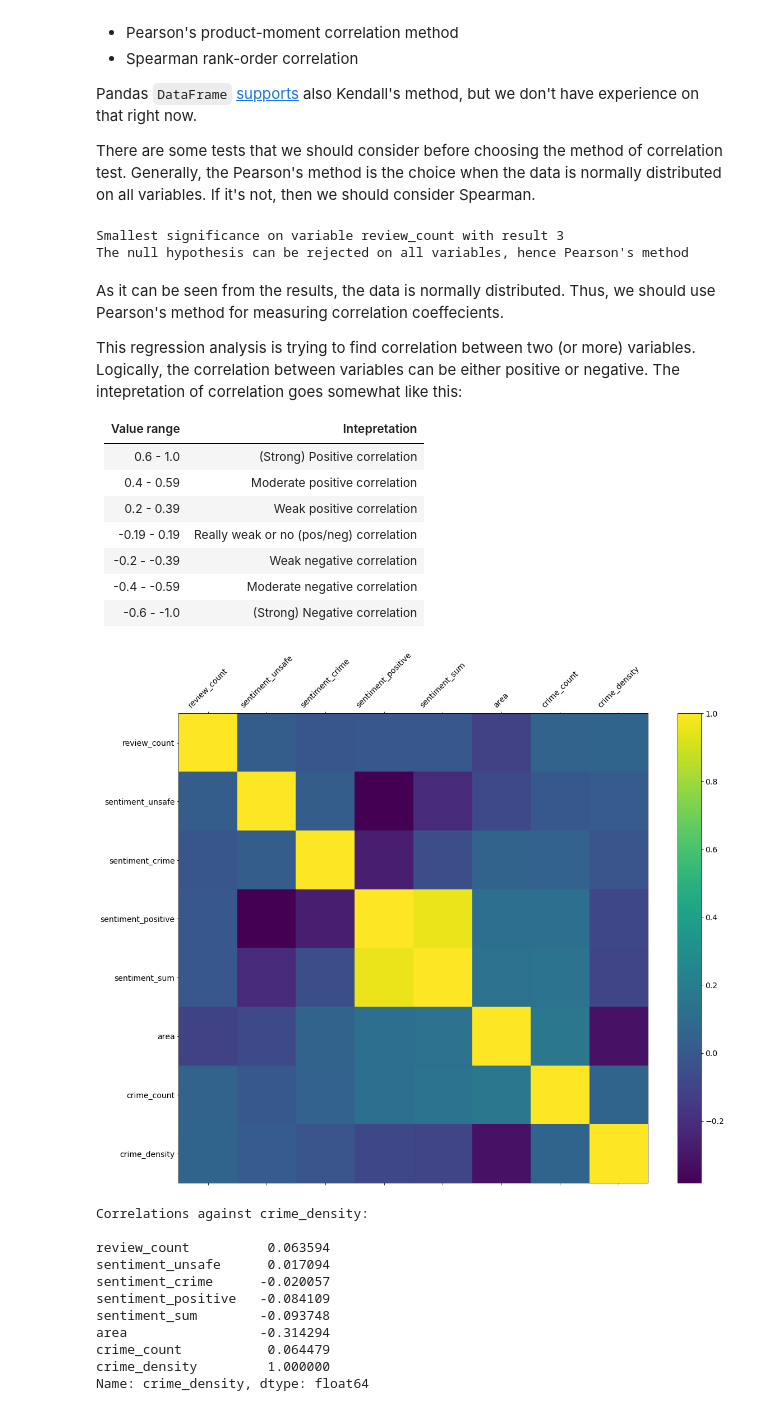
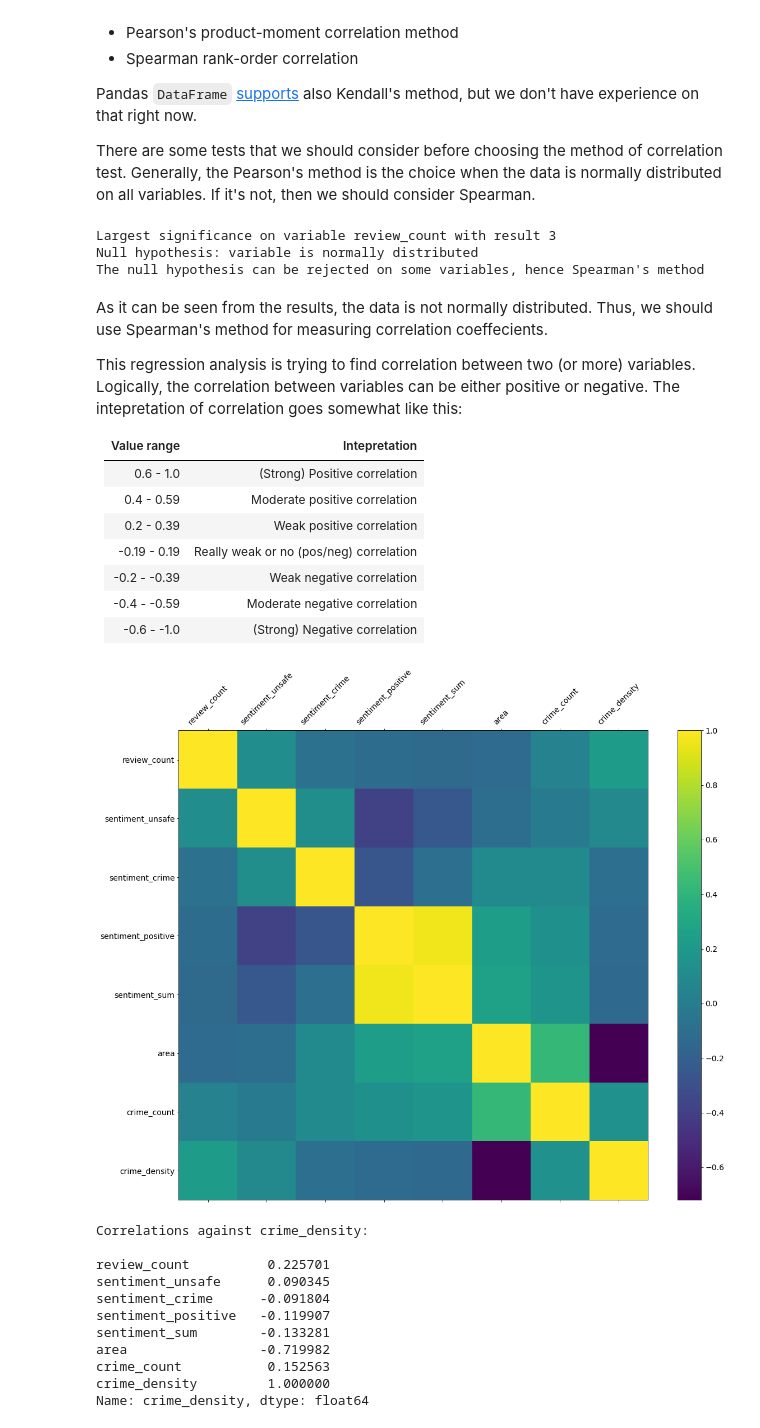
Before and after one commit to Kivike/nlp-project, a Jupyter notebook: correlation_analysis.ipynb, the cells around one changed output. Saved outputs shown, nothing was run; the diff lists cells and outputs as text; code cells hidden in the pictures.

Commit message:
Updated to Spearman's method

```diff
--- a/correlation_analysis.ipynb
+++ b/correlation_analysis.ipynb
@@ -87,13 +87,13 @@ def values_normally_distributed(data: pd.DataFrame, variable: str) -> int:
     Returns:
 
         {int} -- Value describing the result and it's significance. 0 means
-        that null hypothesis can't be rejected (values aren't normally
-        distributed). 1 - 3 means that values are normally distributed, and
+        that null hypothesis can't be rejected (values are normally
+        distributed). 1 - 3 means that values aren't normally distributed, and
         higher value means higher statistical significance.
     """
     # p = 2-sided chi squared probability for the hypothesis test
     k2, p = normaltest(data[variable])
-
+    # Null hypothesis: variable is normally distributed
     # if p < 0.05, null hypothesis can be rejected and the result is statistically almost significant
     # if p < 0.01, -||- and the result is statistically significant
     # if p < 0.001, -||- and the result is statistically extremely significant
@@ -110,19 +110,20 @@ values = {}
 for variable in variables:
     values[variable] = values_normally_distributed(df, variable)
 
-smallest = min(values, key=values.get) # type: str
+largest = max(values, key=values.get) # type: str
 
-print('Smallest significance on variable {} with result {}'.format(smallest, values[smallest]))
-
-if values[smallest] == 0:
-    print('The null hypothesis can\'t be rejected on all variables, hence Spearman\'s method')
+print('Largest significance on variable {} with result {}'.format(largest, values[largest]))
+print('Null hypothesis: variable is normally distributed')
+if values[largest] > 0:
+    print('The null hypothesis can be rejected on some variables, hence Spearman\'s method')
 else:
-    print('The null hypothesis can be rejected on all variables, hence Pearson\'s method')
+    print('The null hypothesis can\'t be rejected on any variable, hence Pearson\'s method')
 # %% [output]
-Smallest significance on variable review_count with result 3
-The null hypothesis can be rejected on all variables, hence Pearson's method
+Largest significance on variable review_count with result 3
+Null hypothesis: variable is normally distributed
+The null hypothesis can be rejected on some variables, hence Spearman's method
 # %% [markdown]
-As it can be seen from the results, the data is normally distributed. Thus, we should use Pearson's method for measuring correlation coeffecients.
+As it can be seen from the results, the data is not normally distributed. Thus, we should use Spearman's method for measuring correlation coeffecients.
 
 This regression analysis is trying to find correlation between two (or more) variables. Logically, the correlation between variables can be either positive or negative. The intepretation of correlation goes somewhat like this:
 
@@ -136,31 +137,31 @@ This regression analysis is trying to find correlation between two (or more) var
 | -0.4 - -0.59  | Moderate negative correlation                     |
 | -0.6 - -1.0   | (Strong) Negative correlation                     |
 # %%
-# Pearson's method for normally distributed data
+# Spearman's method for normally distributed data
 df_var = df[variables]
-correlations = df_var.corr(method = 'pearson')
+correlations = df_var.corr(method = 'spearman')
 
 f = plt.figure(figsize = (19, 15))
 plt.matshow(correlations, fignum = f.number)
 plt.xticks(range(df_var.shape[1]), labels = df_var.columns, fontsize = 14, rotation = 45)
 plt.yticks(range(df_var.shape[1]), labels = df_var.columns, fontsize = 14)
 cb = plt.colorbar()
 cb.ax.tick_params(labelsize = 14)
 plt.show()
 
 print('\nCorrelations against {}:\n'.format(CRIME_DENSITY))
 print(correlations[CRIME_DENSITY])
 # %% [output]
-[figure, old version]
+[figure, new version]
 Correlations against crime_density:
 
-review_count          0.063594
-sentiment_unsafe      0.017094
-sentiment_crime      -0.020057
-sentiment_positive   -0.084109
-sentiment_sum        -0.093748
-area                 -0.314294
-crime_count           0.064479
+review_count          0.225701
+sentiment_unsafe      0.090345
+sentiment_crime      -0.091804
+sentiment_positive   -0.119907
+sentiment_sum        -0.133281
+area                 -0.719982
+crime_count           0.152563
 crime_density         1.000000
 Name: crime_density, dtype: float64
 # %% [markdown]
```
Also changed, not shown: parts of 1 cell of this notebook, 6 other files.
